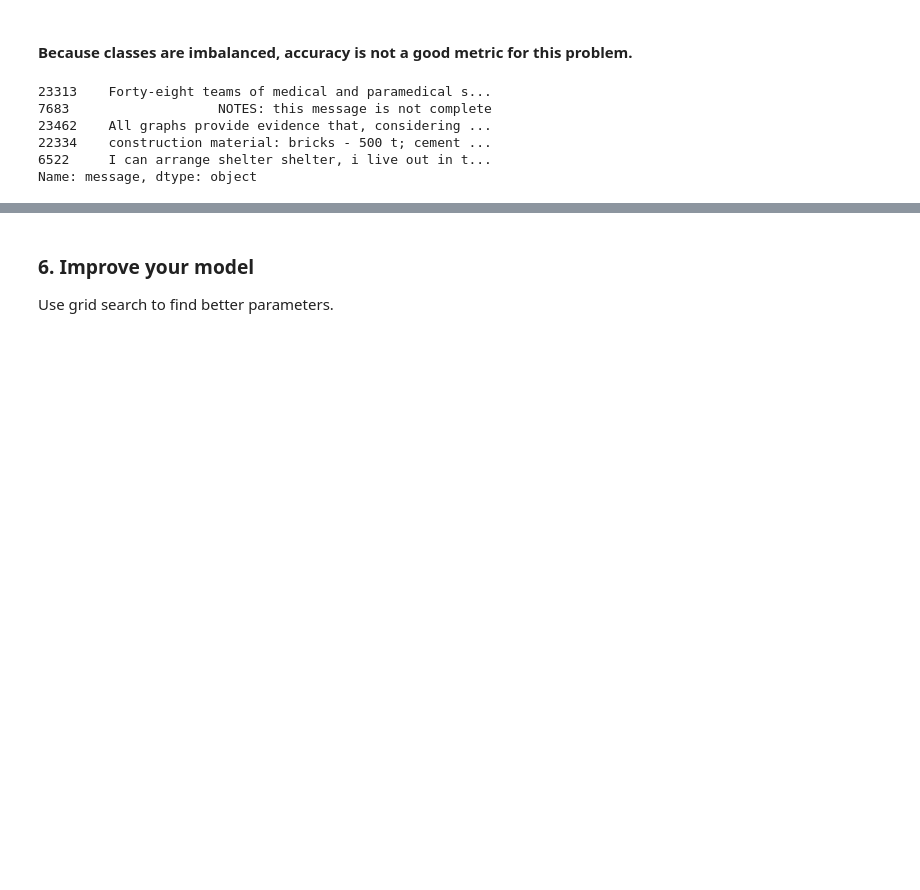
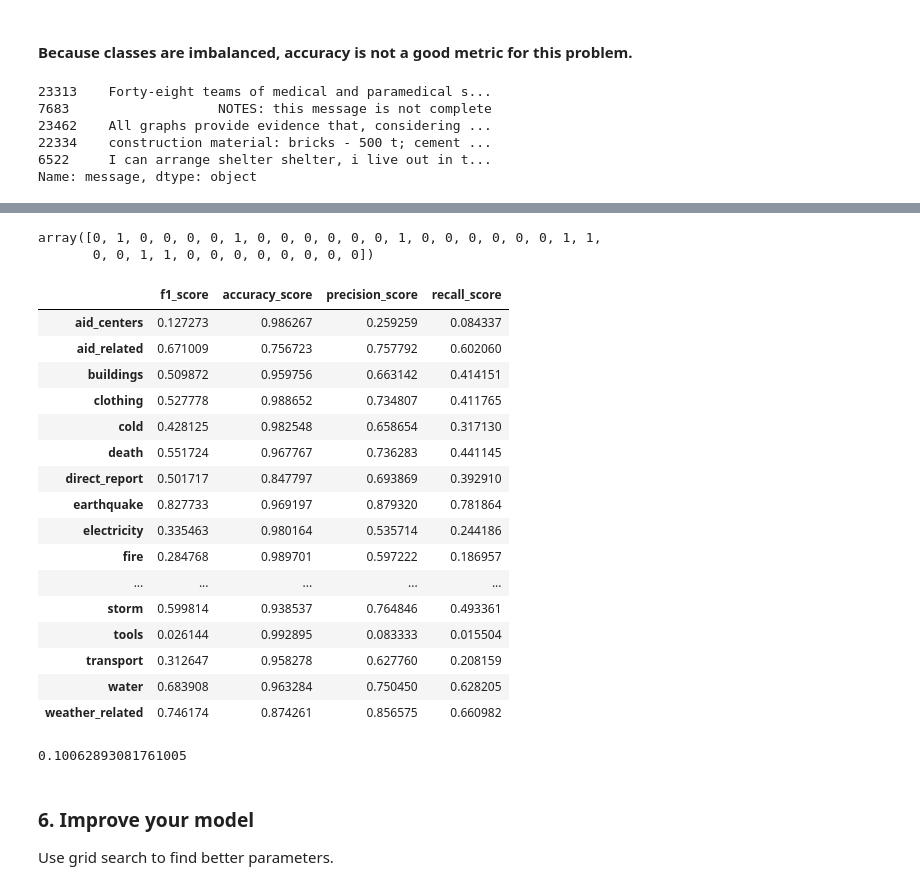
Before and after one commit to bvcmartins/disasterResponse, a Jupyter notebook: pipeline_ML.ipynb, the cells around one changed output, grey strips where cells are left out. Cells and saved outputs as stored; diff of their text form; code cells hidden in the pictures; blank space fills up the shorter version.

```diff
--- a/pipeline_ML.ipynb
+++ b/pipeline_ML.ipynb
@@ -216,14 +212,0 @@ KeyboardInterrupt:
-# %%
-def scoring(scoring_metric, labels_df, preds_df):
-    return np.mean(np.array([scoring_metric(labels_df.iloc[:,column], preds_df.iloc[:,column])
-            for column in range(0,len(df.iloc[:,4:].columns))]))
-
-list_scores = [f1_score, accuracy_score, precision_score, recall_score]
-{str(metric.__name__):scoring(metric, labels_df, preds_df) for metric in list_scores}
-# %%
-y_preds = ml_pipeline.predict(X_test)
-
-labels_df = pd.DataFrame(y_test)
-preds_df = pd.DataFrame(y_preds)
-list_scores = [f1_score, accuracy_score, precision_score, recall_score]
-{str(metric.__name__):scoring(metric, labels_df, preds_df) for metric in list_scores}
@@ -232,3 +213,38 @@ scoring(f1_score, labels_df, preds_df)
+# %%
+def predict_scores(labels, preds):
+    list_scorings = [f1_score, accuracy_score, precision_score, recall_score]
+    labels_df = pd.DataFrame(labels)
+    preds_df = pd.DataFrame(preds)
+    return pd.DataFrame({scoring.__name__: {column: scoring(labels_df.iloc[:,n], preds_df.iloc[:,n])
+                                            for n, column in enumerate(df.iloc[:,4:].columns.values)}
+                         for scoring in list_scorings})
+# %%
+scoring_df_original = predict_scores(labels, preds)
+# %%
+labels[:][2]
+# %% [output]
+array([0, 1, 0, 0, 0, 0, 1, 0, 0, 0, 0, 0, 0, 1, 0, 0, 0, 0, 0, 0, 1, 1,
+       0, 0, 1, 1, 0, 0, 0, 0, 0, 0, 0, 0])
+# %%
+scoring_df_original
+# %% [output]
+|  | f1_score | accuracy_score | precision_score | recall_score |
+| aid_centers | 0.127273 | 0.986267 | 0.259259 | 0.084337 |
+| aid_related | 0.671009 | 0.756723 | 0.757792 | 0.602060 |
+| buildings | 0.509872 | 0.959756 | 0.663142 | 0.414151 |
+| clothing | 0.527778 | 0.988652 | 0.734807 | 0.411765 |
+| cold | 0.428125 | 0.982548 | 0.658654 | 0.317130 |
+| death | 0.551724 | 0.967767 | 0.736283 | 0.441145 |
+| direct_report | 0.501717 | 0.847797 | 0.693869 | 0.392910 |
+| earthquake | 0.827733 | 0.969197 | 0.879320 | 0.781864 |
+| electricity | 0.335463 | 0.980164 | 0.535714 | 0.244186 |
+| fire | 0.284768 | 0.989701 | 0.597222 | 0.186957 |
+| ... | ... | ... | ... | ... |
+| storm | 0.599814 | 0.938537 | 0.764846 | 0.493361 |
+| tools | 0.026144 | 0.992895 | 0.083333 | 0.015504 |
+| transport | 0.312647 | 0.958278 | 0.627760 | 0.208159 |
+| water | 0.683908 | 0.963284 | 0.750450 | 0.628205 |
+| weather_related | 0.746174 | 0.874261 | 0.856575 | 0.660982 |
 # %%
 # sanity check
 X_mod = df.message.copy()
@@ -243,3 +259,6 @@ ml_pipeline_single = Pipeline([
 X_train_mod, X_test_mod, y_train_mod, y_test_mod = train_test_split(X_mod, y_mod, test_size=0.2, random_state=32)
 ml_pipeline_single.fit(X_train_mod, y_train_mod)
 labels_df_mod, preds_df_mod = cross_val(X_train_mod, y_train_mod, ml_pipeline_single)
+f1_score(labels_df_mod, preds_df_mod)
+# %% [output]
+0.10062893081761005
```
Also changed, not shown: parts of 48 cells of this notebook, 1 other file.
